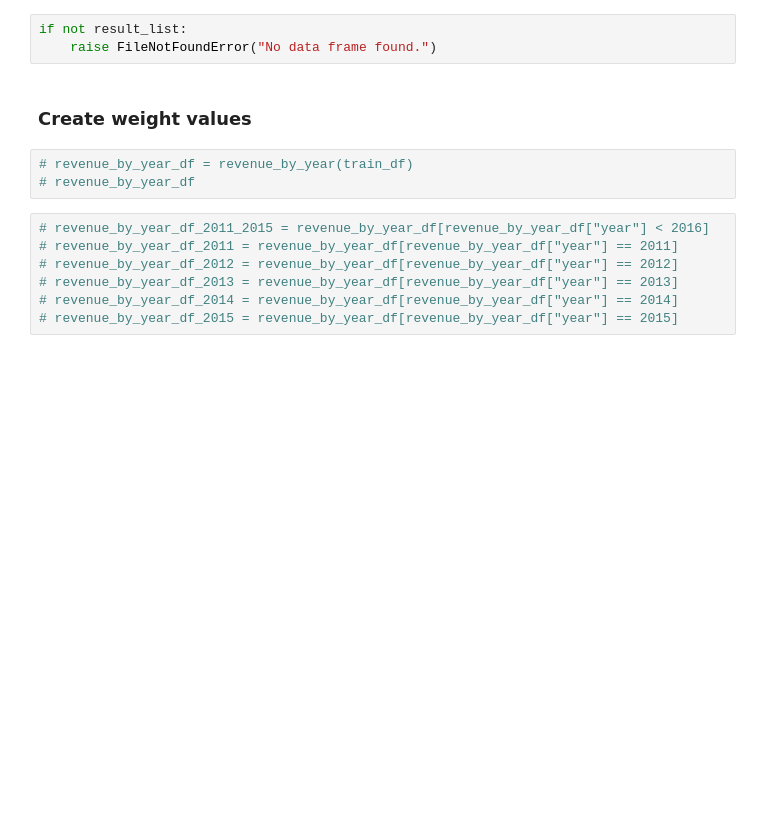
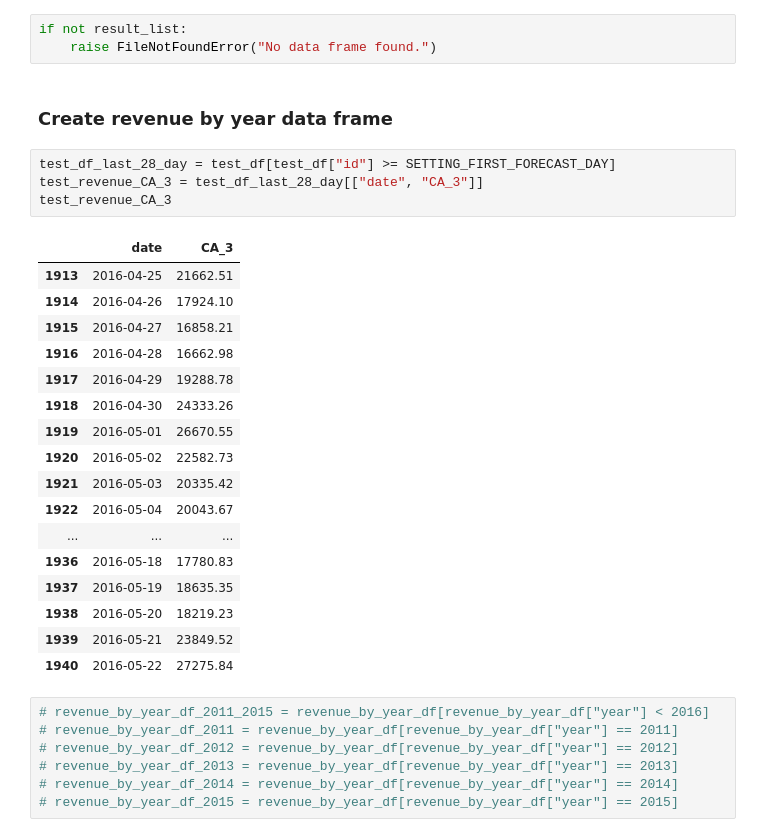
Before and after one commit to DucTrung1802/seminar_1, a Jupyter notebook: Evaluation/model_evaluation.ipynb, the cells around one changed output. Saved outputs shown, nothing was run; the diff lists cells and outputs as text; blank space fills up the shorter version.

```diff
--- a/Evaluation/model_evaluation.ipynb
+++ b/Evaluation/model_evaluation.ipynb
@@ -412,11 +477,30 @@ result_list = read_result(SETTING_RESULT_PARENT_DIRECTORY_PATH)
 # %%
 if not result_list:
     raise FileNotFoundError("No data frame found.")
-# %% [markdown]
-### Create weight values
-# %%
-# revenue_by_year_df = revenue_by_year(train_df)
-# revenue_by_year_df
+# %% [markdown]
+### Create revenue by year data frame
+# %%
+test_df_last_28_day = test_df[test_df["id"] >= SETTING_FIRST_FORECAST_DAY]
+test_revenue_CA_3 = test_df_last_28_day[["date", "CA_3"]]
+test_revenue_CA_3
+# %% [output]
+|  | date | CA_3 |
+| 1913 | 2016-04-25 | 21662.51 |
+| 1914 | 2016-04-26 | 17924.10 |
+| 1915 | 2016-04-27 | 16858.21 |
+| 1916 | 2016-04-28 | 16662.98 |
+| 1917 | 2016-04-29 | 19288.78 |
+| 1918 | 2016-04-30 | 24333.26 |
+| 1919 | 2016-05-01 | 26670.55 |
+| 1920 | 2016-05-02 | 22582.73 |
+| 1921 | 2016-05-03 | 20335.42 |
+| 1922 | 2016-05-04 | 20043.67 |
+| ... | ... | ... |
+| 1936 | 2016-05-18 | 17780.83 |
+| 1937 | 2016-05-19 | 18635.35 |
+| 1938 | 2016-05-20 | 18219.23 |
+| 1939 | 2016-05-21 | 23849.52 |
+| 1940 | 2016-05-22 | 27275.84 |
 # %%
 # revenue_by_year_df_2011_2015 = revenue_by_year_df[revenue_by_year_df["year"] < 2016]
 # revenue_by_year_df_2011 = revenue_by_year_df[revenue_by_year_df["year"] == 2011]
```
Also changed, not shown: parts of 11 cells of this notebook, 1 other file.
